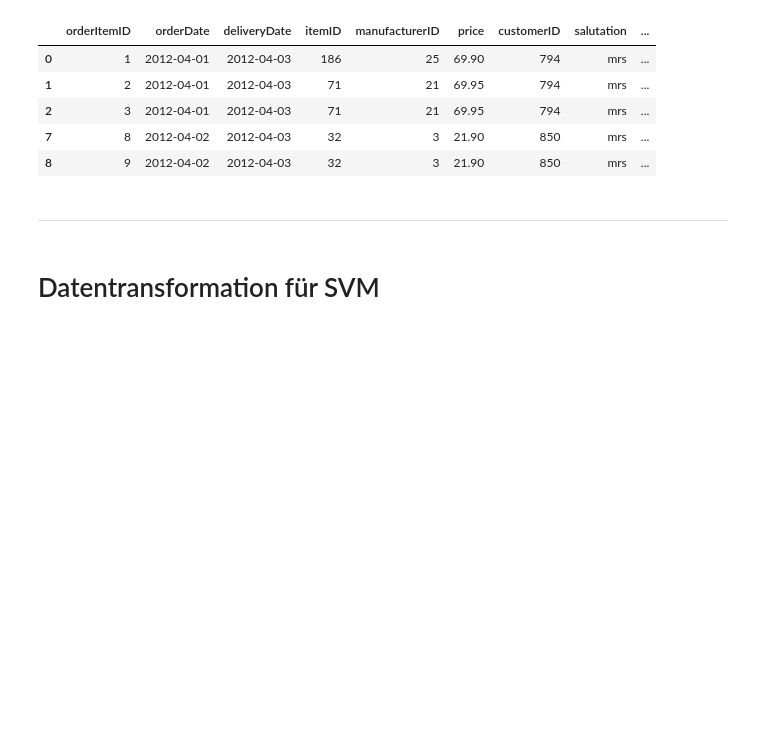
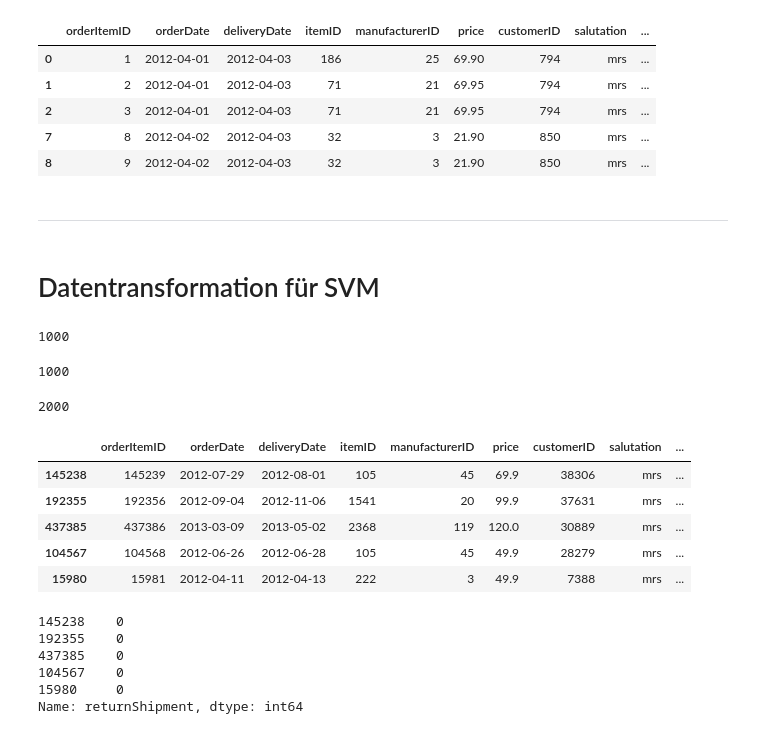
Before and after one commit to Dom1n1kD/master_hsh_ki, a Jupyter notebook: exam_data_mining_cup/exam_dmc_2014.ipynb, the cells around one changed output. Drawn from its saved outputs; the diff is of its cells as text; code cells hidden in the pictures; blank space fills up the shorter version.

```diff
--- a/exam_data_mining_cup/exam_dmc_2014.ipynb
+++ b/exam_data_mining_cup/exam_dmc_2014.ipynb
@@ -785,0 +783,39 @@ ___
+# %%
+# downsampling
+df_not_returned = df[df['returnShipment'] == 0]
+df_returned = df[df['returnShipment'] == 1]
+# %%
+df_not_returned_downsampled = resample(df_not_returned, replace=False, n_samples=1000, random_state=1337)
+len(df_not_returned_downsampled)
+# %% [output]
+1000
+# %%
+df_returned_downsampled = resample(df_returned, replace=False, n_samples=1000, random_state=1337)
+len(df_returned_downsampled)
+# %% [output]
+1000
+# %%
+df_downsample = pd.concat([df_not_returned_downsampled, df_returned_downsampled])
+len(df_downsample)
+# %% [output]
+2000
+# %%
+X = df_downsample.drop('returnShipment', axis=1).copy()
+X.head()
+# %% [output]
+|  | orderItemID | orderDate | deliveryDate | itemID | manufacturerID | price | customerID | salutation | ... |
+| 145238 | 145239 | 2012-07-29 | 2012-08-01 | 105 | 45 | 69.9 | 38306 | mrs | ... |
+| 192355 | 192356 | 2012-09-04 | 2012-11-06 | 1541 | 20 | 99.9 | 37631 | mrs | ... |
+| 437385 | 437386 | 2013-03-09 | 2013-05-02 | 2368 | 119 | 120.0 | 30889 | mrs | ... |
+| 104567 | 104568 | 2012-06-26 | 2012-06-28 | 105 | 45 | 49.9 | 28279 | mrs | ... |
+| 15980 | 15981 | 2012-04-11 | 2012-04-13 | 222 | 3 | 49.9 | 7388 | mrs | ... |
+# %%
+y = df_downsample['returnShipment'].copy()
+y.head()
+# %% [output]
+145238    0
+192355    0
+437385    0
+104567    0
+15980     0
+Name: returnShipment, dtype: int64
```
Also changed, not shown: parts of 13 cells of this notebook.
